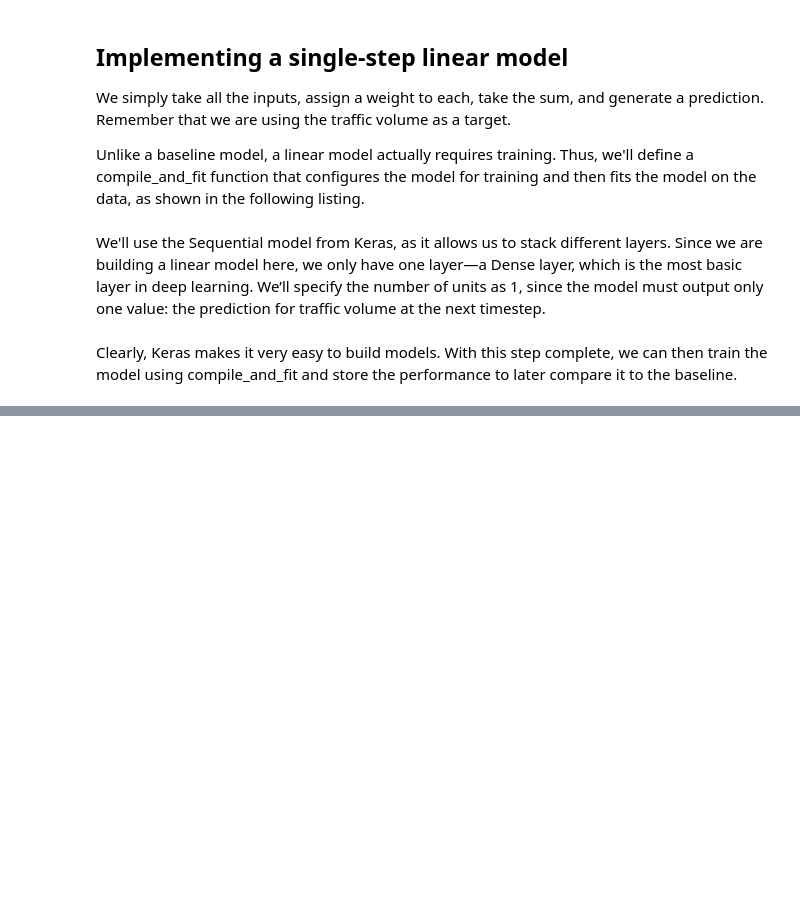
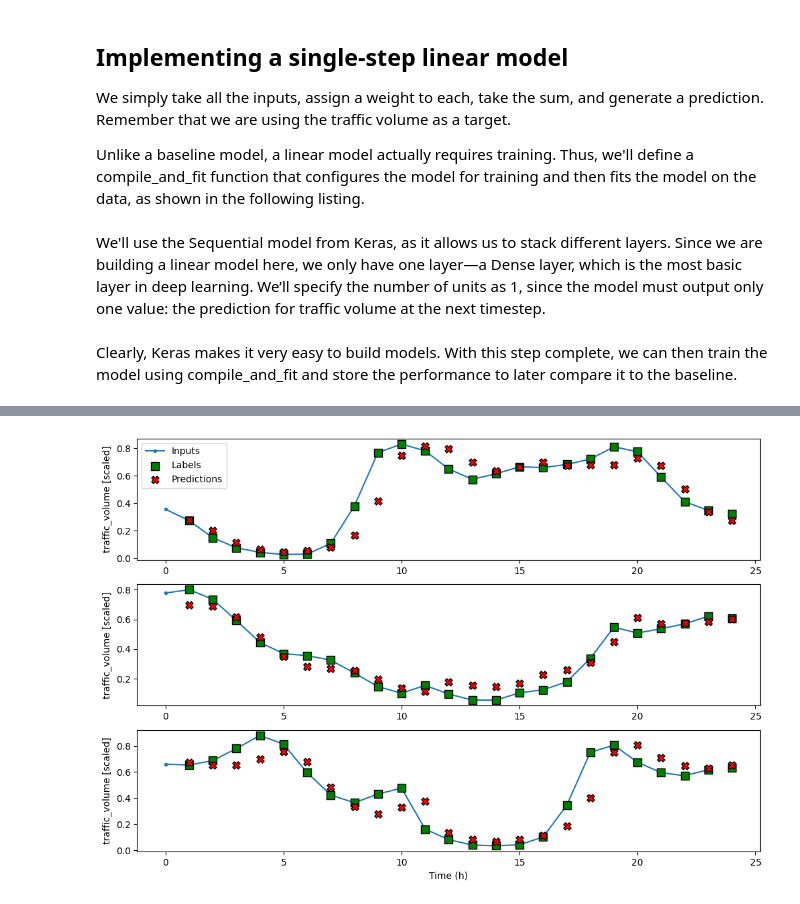
Before and after one commit to xbadiam/Forecasting, a Jupyter notebook: notebooks/03_implementing_linear_model.ipynb, the cells around one changed output, grey strips where cells are left out. Cells and saved outputs as stored; diff of their text form; code cells hidden in the pictures; blank space fills up the shorter version.

Commit message:
Fin implementación modelos linear

```diff
--- a/notebooks/03_implementing_linear_model.ipynb
+++ b/notebooks/03_implementing_linear_model.ipynb
@@ -77,11 +206,18 @@ linear = Sequential([
 # %% [markdown]
 Clearly, Keras makes it very easy to build models. With this step complete, we can then train the model using compile_and_fit and store the performance to later compare it to the baseline.
 # %%
-single_step_window = dw.DataWindow(input_width=1,
-                                   label_width=1,
-                                   shift=1,
-                                   label_columns=['traffic_volume'],
-                                   train_df=train_df, val_df=val_df, test_df=test_df)
+single_step_window = DataWindow(input_width=1,
+                                label_width=1,
+                                shift=1,
+                                label_columns=['traffic_volume'],
+                                train_df=train_df, val_df=val_df, test_df=test_df)
+
+
+wide_window = DataWindow(input_width=24,
+                         label_width=24,
+                         shift=1,
+                         label_columns=['traffic_volume'],
+                         train_df=train_df, val_df=val_df, test_df=test_df)
 # %%
 val_performance = {}
 performance = {}
@@ -93,0 +247,4 @@ performance['Linear'] = linear.evaluate(single_step_window.test, verbose=0)
+# %%
+wide_window.plot(linear)
+# %% [output]
+[figure, added]
```
Also changed, not shown: parts of 11 cells of this notebook.
